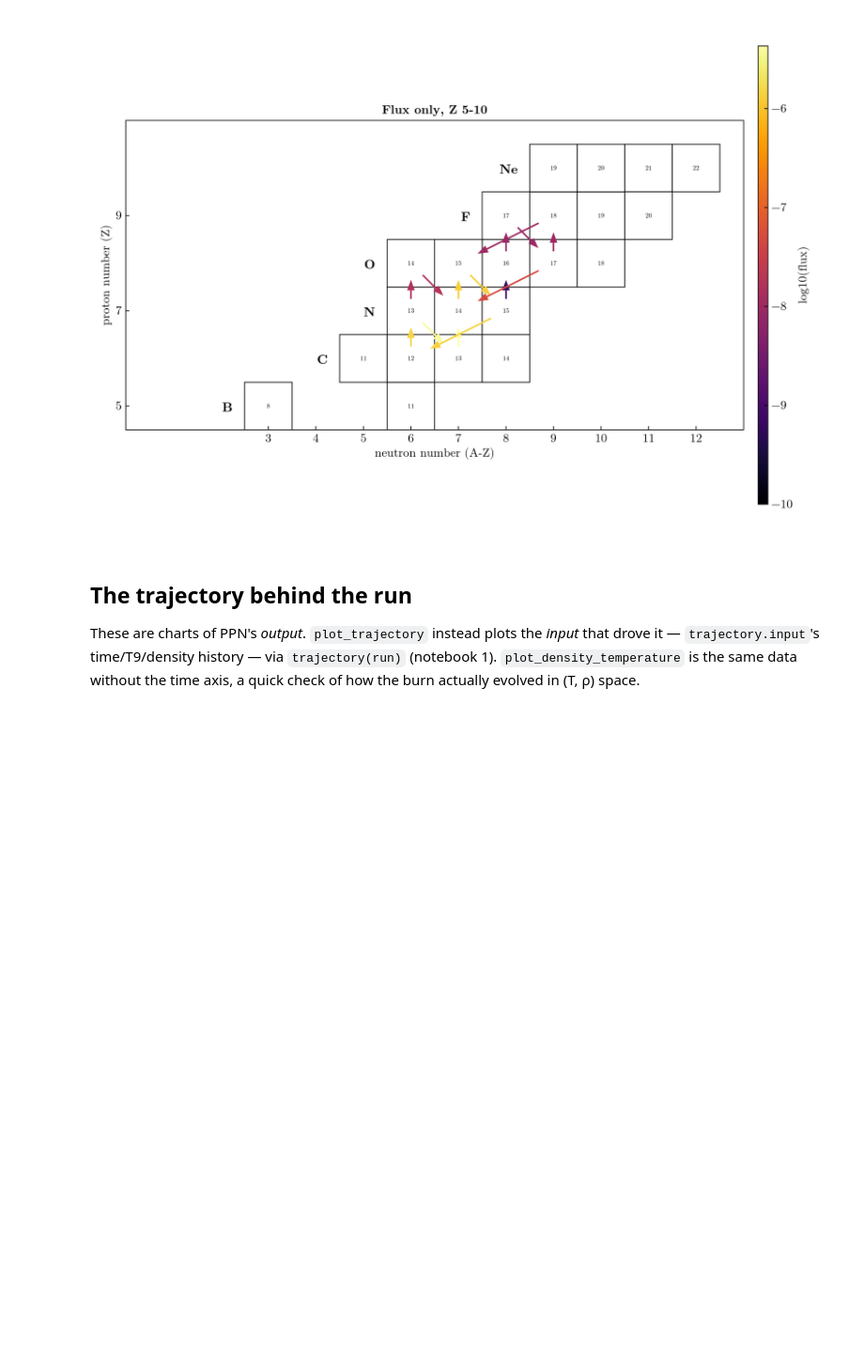
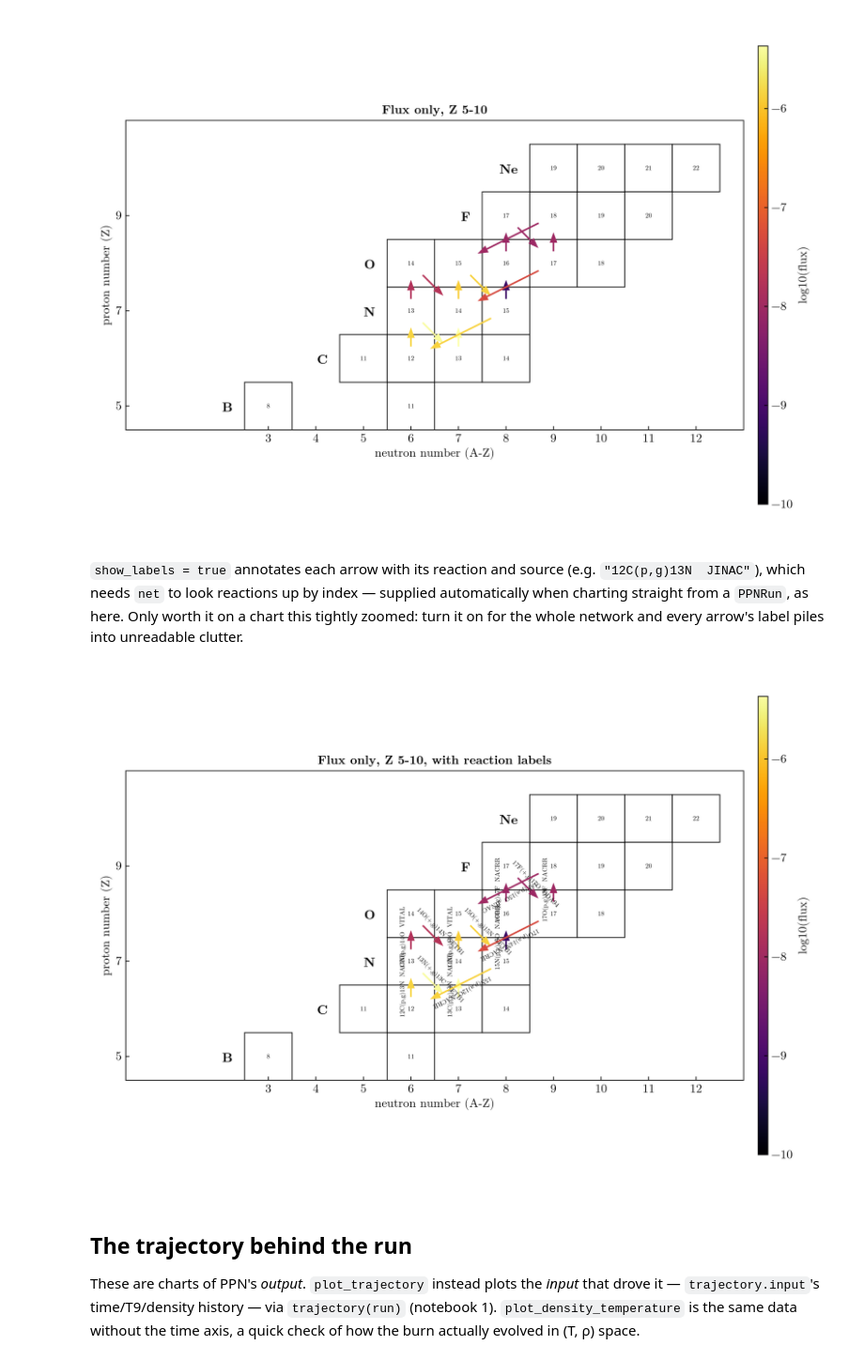
Before and after one commit to NuGrid/NuToolsJl, a Jupyter notebook: NuGridJl/demos/02_abundance_and_flux_charts.ipynb, the cells around one changed output. Shown at 94% size. Saved outputs shown, nothing was run; the diff lists cells and outputs as text; code cells hidden in the pictures; blank space fills up the shorter version.

Commit message:
Flux chart source labelling additions and ppn running CLI updates during the runs.

```diff
--- a/NuGridJl/demos/02_abundance_and_flux_charts.ipynb
+++ b/NuGridJl/demos/02_abundance_and_flux_charts.ipynb
@@ -74,6 +78,17 @@ flux_chart(run, :final; tolerance = 1e-10, z_range = (5, 10), show_abundance = f
            title = "Flux only, Z 5-10")
 # %% [output]
 [figure]
+# %% [markdown]
+`show_labels = true` annotates each arrow with its reaction and source
+(e.g. `"12C(p,g)13N  JINAC"`), which needs `net` to look reactions up by
+index — supplied automatically when charting straight from a `PPNRun`, as
+here. Only worth it on a chart this tightly zoomed: turn it on for the
+whole network and every arrow's label piles into unreadable clutter.
+# %%
+flux_chart(run, :final; tolerance = 1e-10, z_range = (5, 10), show_abundance = false,
+           show_labels = true, title = "Flux only, Z 5-10, with reaction labels")
+# %% [output]
+[figure, added]
 # %% [markdown]
 ## The trajectory behind the run
 
```
Also changed, not shown: parts of 1 cell of this notebook, 4 other files.
